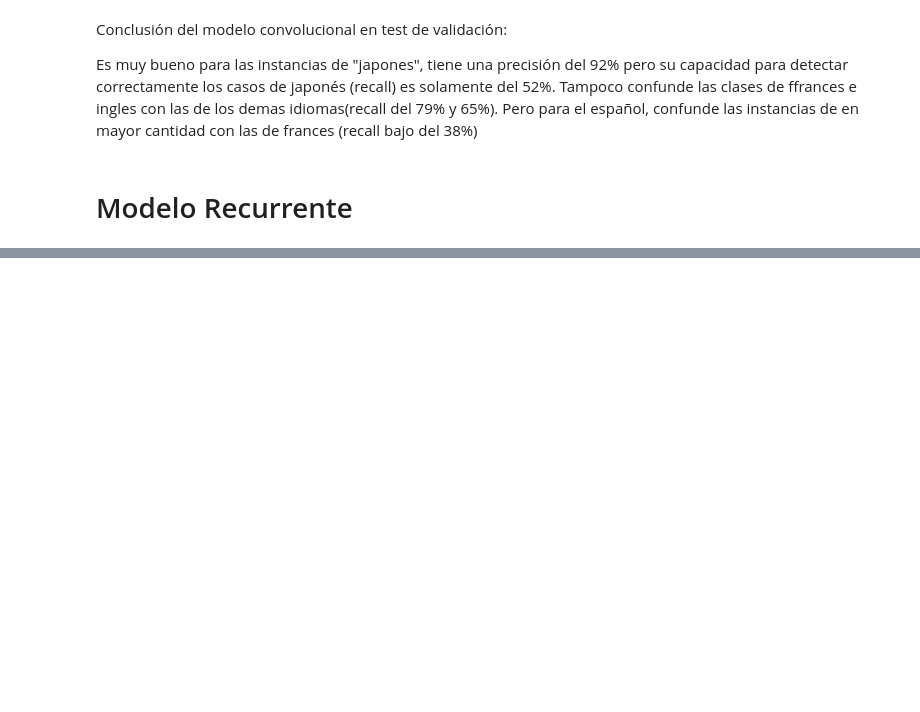
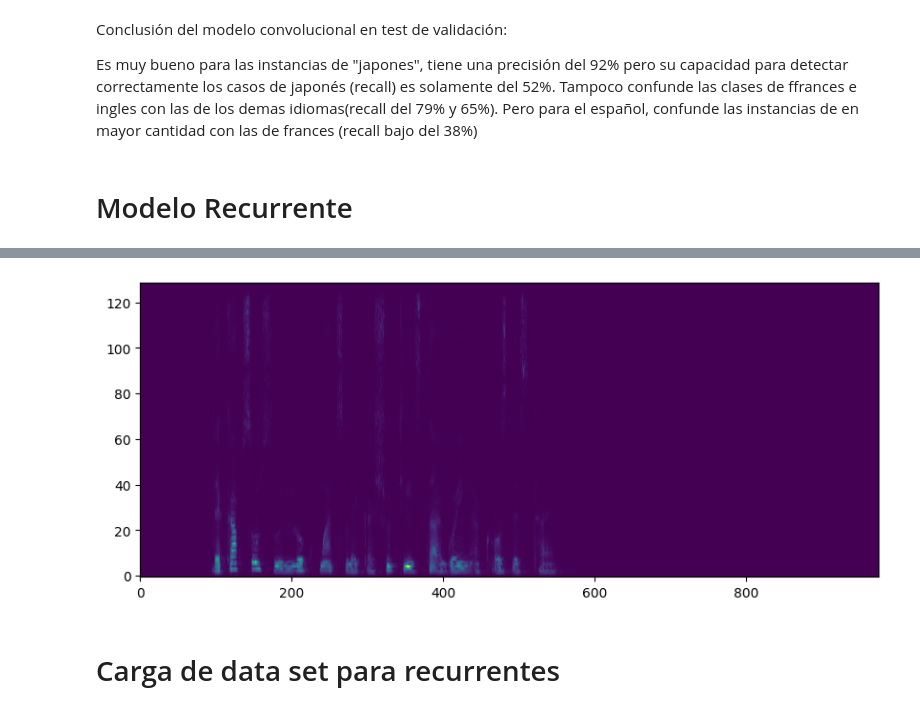
Before and after one commit to itssofiarce/AA2-TP2-Alomar-Arce, a Jupyter notebook: ej_1.ipynb, the cells around one changed output, grey strips where cells are left out. Cells and saved outputs as stored; diff of their text form; code cells hidden in the pictures; blank space fills up the shorter version.

```diff
--- a/ej_1.ipynb
+++ b/ej_1.ipynb
@@ -700 +661,16 @@ num seg 9
+# %%
+# Plot the example_spectorgram
+plt.figure(figsize=(10, 4))
+
+# Select the correct dimensions and transpose
+# Assuming the dimensions are (batch, frequency, time, channels)
+spectrogram_data = example_spectrograms[0].numpy().squeeze()  # Remove the channel dimension if it's 1
+spectrogram_data = spectrogram_data.T  # Transpose to (time, frequency)
+
+plt.imshow(spectrogram_data, aspect='auto', origin='lower')
+plt.show()
+# %% [output]
+[figure, added]
+# %% [markdown]
+# Carga de data set para recurrentes
 # %%
```
Also changed, not shown: parts of 42 cells of this notebook.
